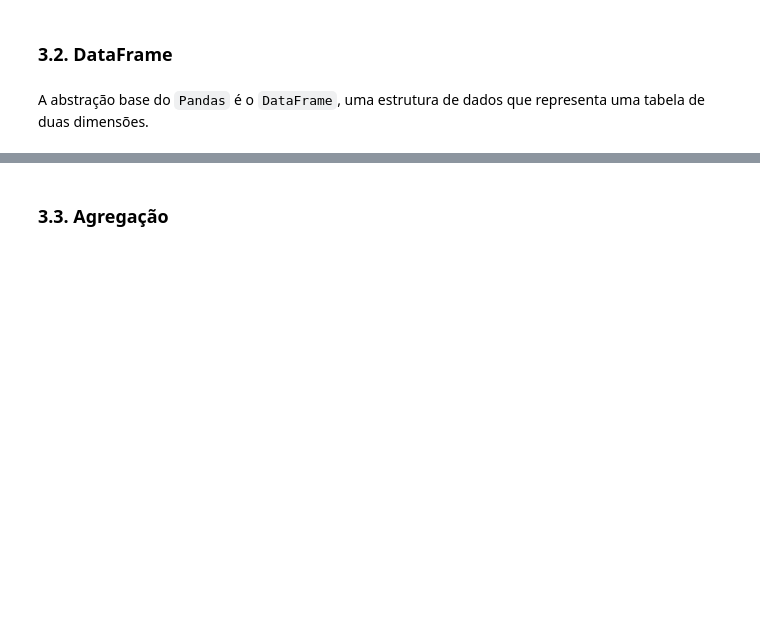
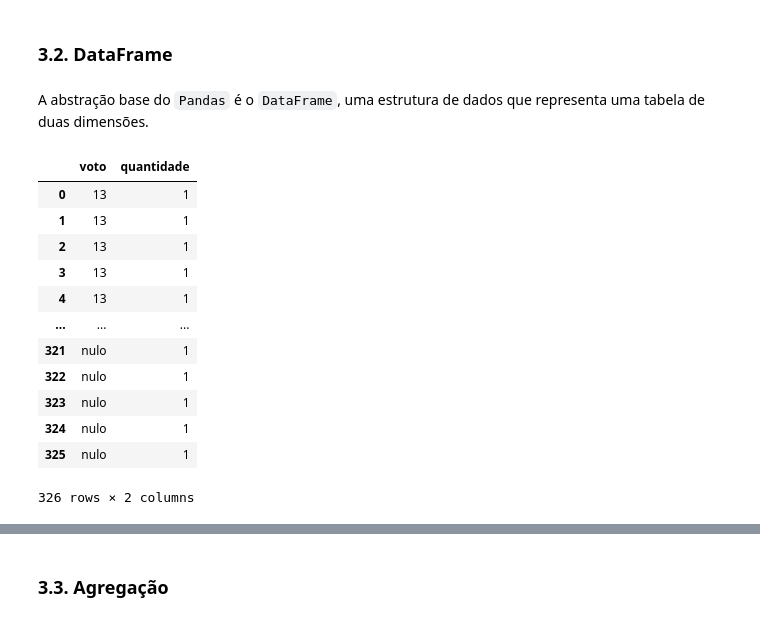
Before and after one commit to giuliano-marcus-bianco/EBAC_EmailChallengeDeDados, a Jupyter notebook: notebook.ipynb, the cells around one changed output, grey strips where cells are left out. Saved outputs shown, nothing was run; the diff lists cells and outputs as text; code cells hidden in the pictures; blank space fills up the shorter version.

```diff
--- a/notebook.ipynb
+++ b/notebook.ipynb
@@ -222,2 +231,18 @@ votes_table.tail(n=30)
+# %%
+votes_table
+# %% [output]
+|  | voto | quantidade |
+| 0 | 13 | 1 |
+| 1 | 13 | 1 |
+| 2 | 13 | 1 |
+| 3 | 13 | 1 |
+| 4 | 13 | 1 |
+| ... | ... | ... |
+| 321 | nulo | 1 |
+| 322 | nulo | 1 |
+| 323 | nulo | 1 |
+| 324 | nulo | 1 |
+| 325 | nulo | 1 |
+326 rows × 2 columns
 # %%
 votes_table.shape
```
Also changed, not shown: parts of 13 cells of this notebook, 2 other files.
